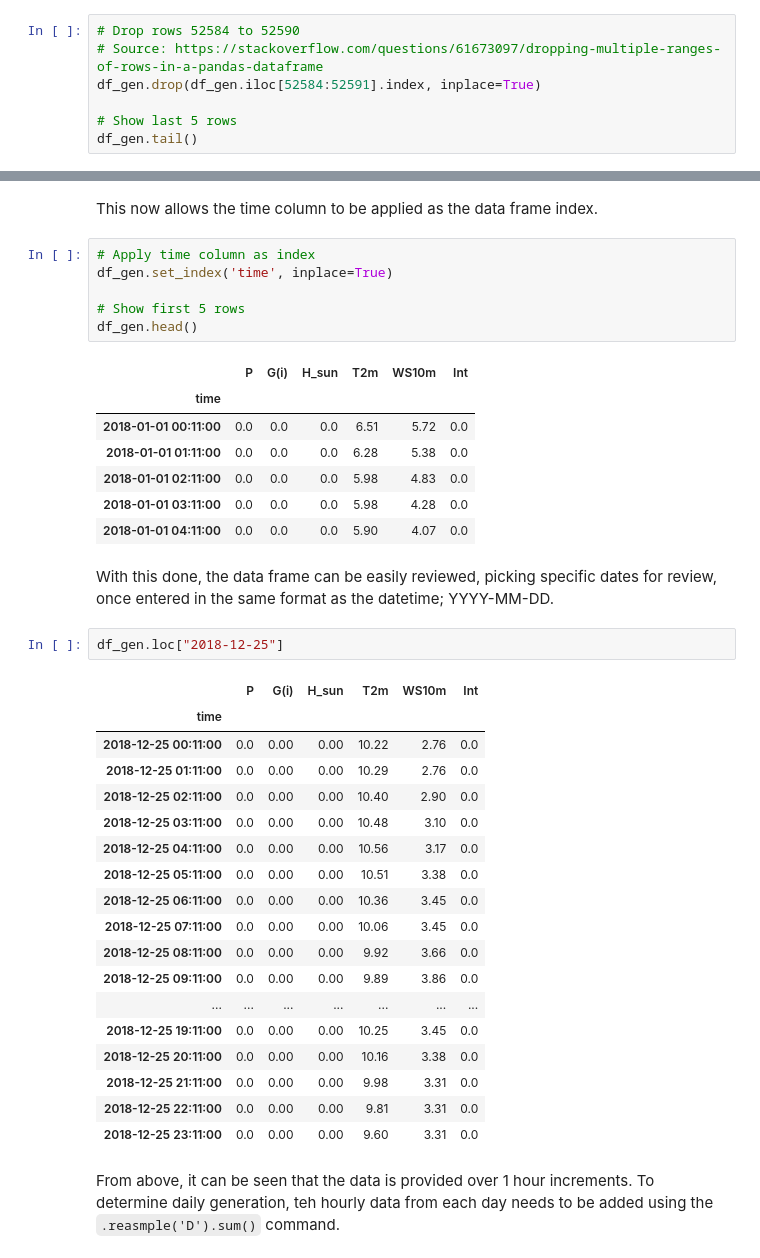
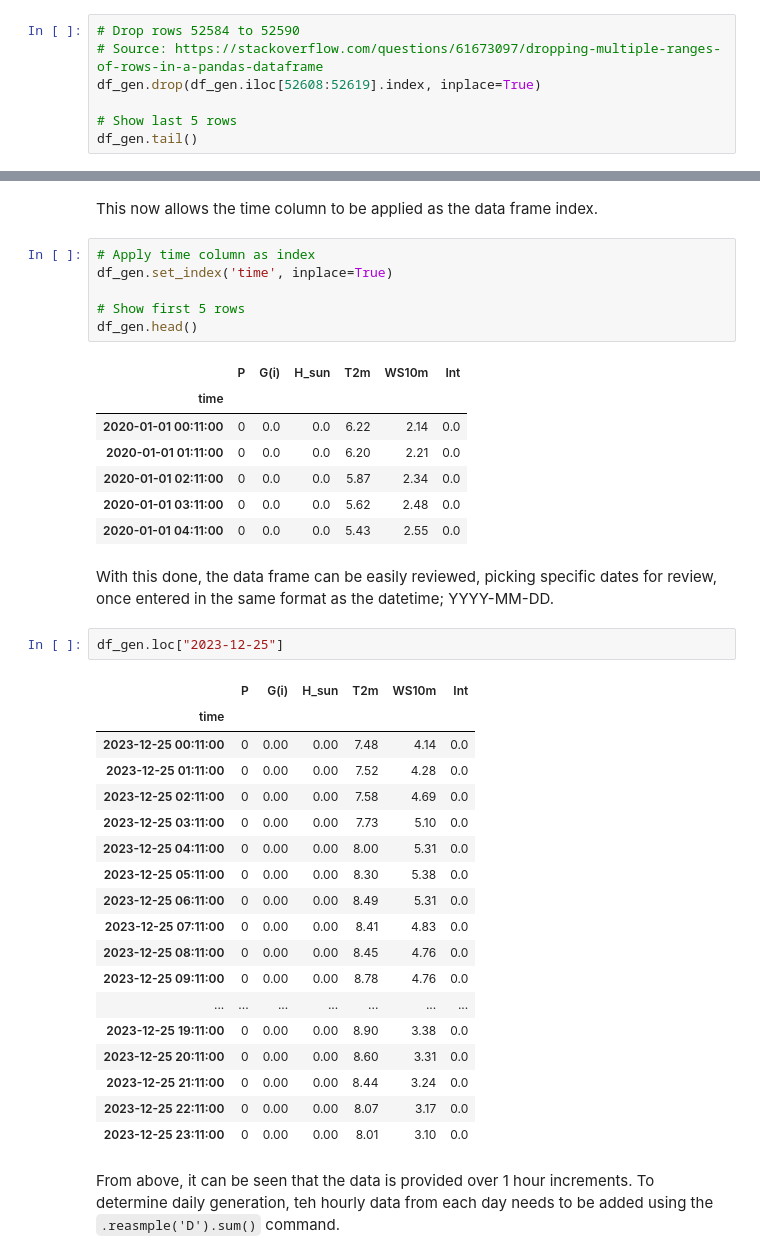
Before and after one commit to danielfinnerty/PFDA, a Jupyter notebook: project/solar_assessment.ipynb, the cells around one changed output, grey strips where cells are left out. Cells and saved outputs as stored; diff of their text form.

```diff
--- a/project/solar_assessment.ipynb
+++ b/project/solar_assessment.ipynb
@@ -581,7 +584,7 @@ Now that this detail is know, these latter rows can me dropped; row 52584 to (an
 # %%
 # Drop rows 52584 to 52590
 # Source: https://stackoverflow.com/questions/61673097/dropping-multiple-ranges-of-rows-in-a-pandas-dataframe
-df_gen.drop(df_gen.iloc[52584:52591].index, inplace=True)
+df_gen.drop(df_gen.iloc[52608:52619].index, inplace=True)
 
 # Show last 5 rows
 df_gen.tail()
@@ -650,34 +653,34 @@ df_gen.head()
 # %% [output]
 |  | P | G(i) | H_sun | T2m | WS10m | Int |
 | time |  |  |  |  |  |  |
-| 2018-01-01 00:11:00 | 0.0 | 0.0 | 0.0 | 6.51 | 5.72 | 0.0 |
-| 2018-01-01 01:11:00 | 0.0 | 0.0 | 0.0 | 6.28 | 5.38 | 0.0 |
-| 2018-01-01 02:11:00 | 0.0 | 0.0 | 0.0 | 5.98 | 4.83 | 0.0 |
-| 2018-01-01 03:11:00 | 0.0 | 0.0 | 0.0 | 5.98 | 4.28 | 0.0 |
-| 2018-01-01 04:11:00 | 0.0 | 0.0 | 0.0 | 5.90 | 4.07 | 0.0 |
+| 2020-01-01 00:11:00 | 0 | 0.0 | 0.0 | 6.22 | 2.14 | 0.0 |
+| 2020-01-01 01:11:00 | 0 | 0.0 | 0.0 | 6.20 | 2.21 | 0.0 |
+| 2020-01-01 02:11:00 | 0 | 0.0 | 0.0 | 5.87 | 2.34 | 0.0 |
+| 2020-01-01 03:11:00 | 0 | 0.0 | 0.0 | 5.62 | 2.48 | 0.0 |
+| 2020-01-01 04:11:00 | 0 | 0.0 | 0.0 | 5.43 | 2.55 | 0.0 |
 # %% [markdown]
 With this done, the data frame can be easily reviewed, picking specific dates for review, once entered in the same format as the datetime; YYYY-MM-DD.
 # %%
-df_gen.loc["2018-12-25"]
+df_gen.loc["2023-12-25"]
 # %% [output]
 |  | P | G(i) | H_sun | T2m | WS10m | Int |
 | time |  |  |  |  |  |  |
-| 2018-12-25 00:11:00 | 0.0 | 0.00 | 0.00 | 10.22 | 2.76 | 0.0 |
-| 2018-12-25 01:11:00 | 0.0 | 0.00 | 0.00 | 10.29 | 2.76 | 0.0 |
-| 2018-12-25 02:11:00 | 0.0 | 0.00 | 0.00 | 10.40 | 2.90 | 0.0 |
-| 2018-12-25 03:11:00 | 0.0 | 0.00 | 0.00 | 10.48 | 3.10 | 0.0 |
-| 2018-12-25 04:11:00 | 0.0 | 0.00 | 0.00 | 10.56 | 3.17 | 0.0 |
-| 2018-12-25 05:11:00 | 0.0 | 0.00 | 0.00 | 10.51 | 3.38 | 0.0 |
-| 2018-12-25 06:11:00 | 0.0 | 0.00 | 0.00 | 10.36 | 3.45 | 0.0 |
-| 2018-12-25 07:11:00 | 0.0 | 0.00 | 0.00 | 10.06 | 3.45 | 0.0 |
-| 2018-12-25 08:11:00 | 0.0 | 0.00 | 0.00 | 9.92 | 3.66 | 0.0 |
-| 2018-12-25 09:11:00 | 0.0 | 0.00 | 0.00 | 9.89 | 3.86 | 0.0 |
+| 2023-12-25 00:11:00 | 0 | 0.00 | 0.00 | 7.48 | 4.14 | 0.0 |
+| 2023-12-25 01:11:00 | 0 | 0.00 | 0.00 | 7.52 | 4.28 | 0.0 |
+| 2023-12-25 02:11:00 | 0 | 0.00 | 0.00 | 7.58 | 4.69 | 0.0 |
+| 2023-12-25 03:11:00 | 0 | 0.00 | 0.00 | 7.73 | 5.10 | 0.0 |
+| 2023-12-25 04:11:00 | 0 | 0.00 | 0.00 | 8.00 | 5.31 | 0.0 |
+| 2023-12-25 05:11:00 | 0 | 0.00 | 0.00 | 8.30 | 5.38 | 0.0 |
+| 2023-12-25 06:11:00 | 0 | 0.00 | 0.00 | 8.49 | 5.31 | 0.0 |
+| 2023-12-25 07:11:00 | 0 | 0.00 | 0.00 | 8.41 | 4.83 | 0.0 |
+| 2023-12-25 08:11:00 | 0 | 0.00 | 0.00 | 8.45 | 4.76 | 0.0 |
+| 2023-12-25 09:11:00 | 0 | 0.00 | 0.00 | 8.78 | 4.76 | 0.0 |
 | ... | ... | ... | ... | ... | ... | ... |
-| 2018-12-25 19:11:00 | 0.0 | 0.00 | 0.00 | 10.25 | 3.45 | 0.0 |
-| 2018-12-25 20:11:00 | 0.0 | 0.00 | 0.00 | 10.16 | 3.38 | 0.0 |
-| 2018-12-25 21:11:00 | 0.0 | 0.00 | 0.00 | 9.98 | 3.31 | 0.0 |
-| 2018-12-25 22:11:00 | 0.0 | 0.00 | 0.00 | 9.81 | 3.31 | 0.0 |
-| 2018-12-25 23:11:00 | 0.0 | 0.00 | 0.00 | 9.60 | 3.31 | 0.0 |
+| 2023-12-25 19:11:00 | 0 | 0.00 | 0.00 | 8.90 | 3.38 | 0.0 |
+| 2023-12-25 20:11:00 | 0 | 0.00 | 0.00 | 8.60 | 3.31 | 0.0 |
+| 2023-12-25 21:11:00 | 0 | 0.00 | 0.00 | 8.44 | 3.24 | 0.0 |
+| 2023-12-25 22:11:00 | 0 | 0.00 | 0.00 | 8.07 | 3.17 | 0.0 |
+| 2023-12-25 23:11:00 | 0 | 0.00 | 0.00 | 8.01 | 3.10 | 0.0 |
 # %% [markdown]
 From above, it can be seen that the data is provided over 1 hour increments. To determine daily generation, teh hourly data from each day needs to be added using the ``.reasmple('D').sum()`` command.
 # %%
```
Also changed, not shown: parts of 31 cells of this notebook, 2 other files.
